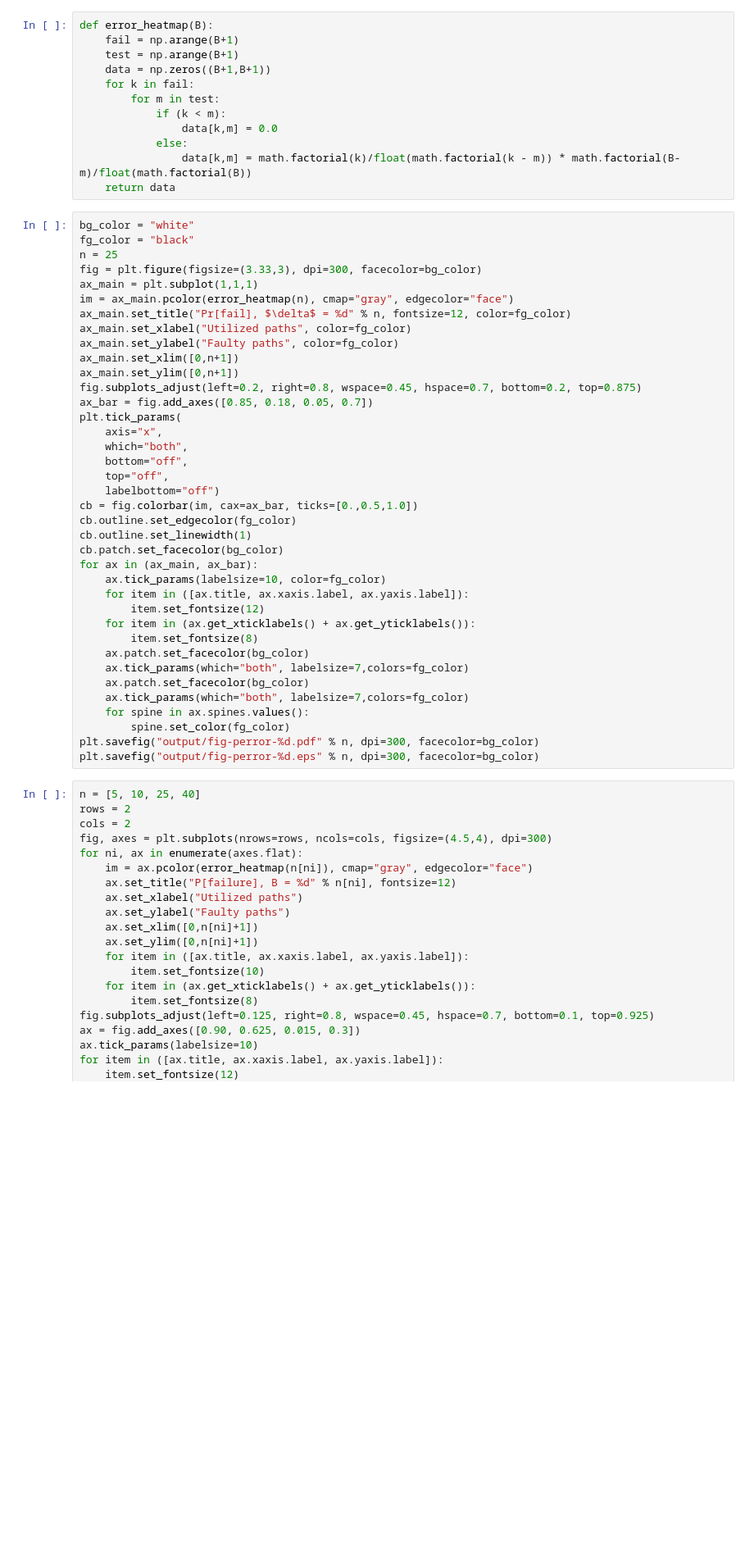
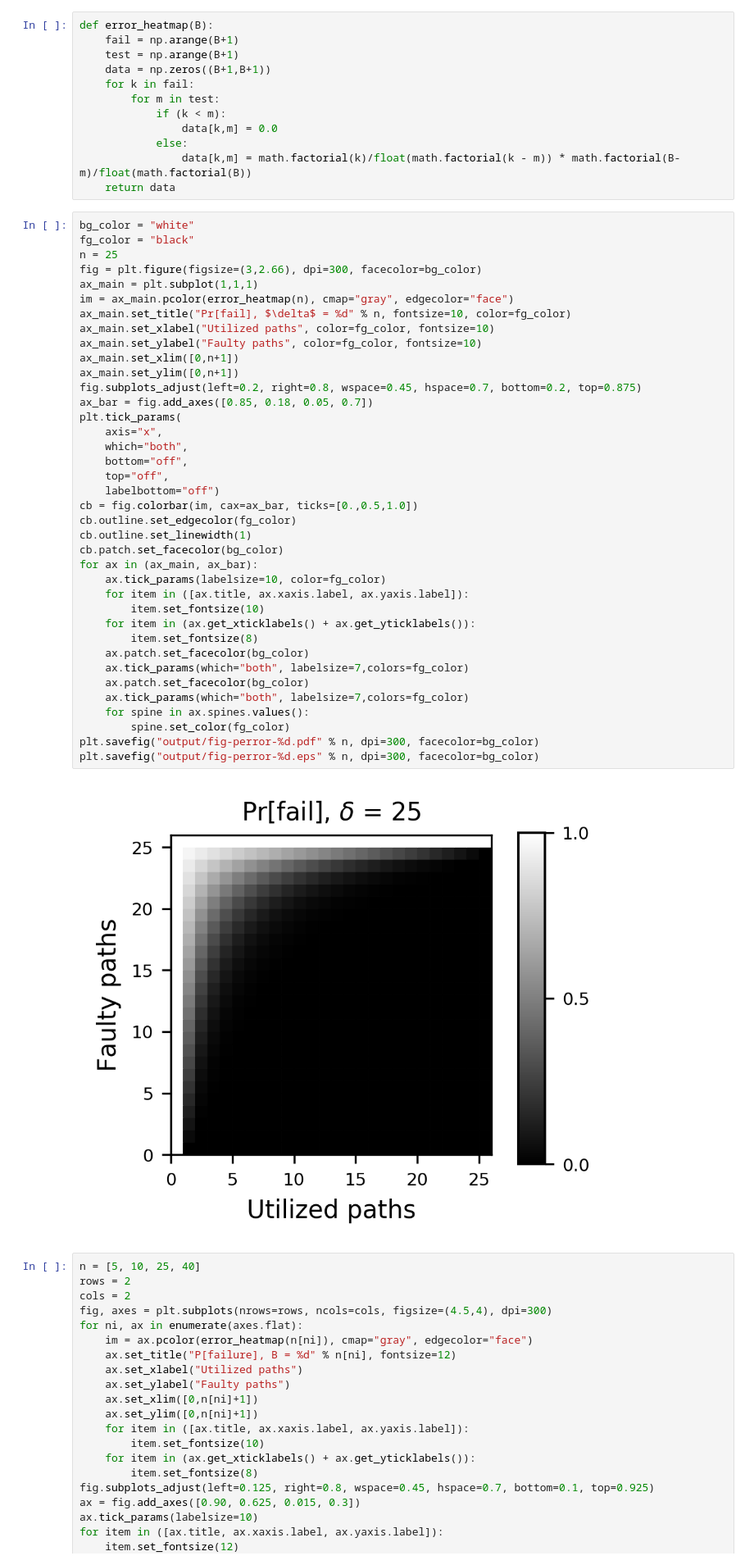
Before and after one commit to elplatt/NetFT, a Jupyter notebook: notebook/Path Fault Tolerance.ipynb, the cells around one changed output. Shown at 82% size. Drawn from its saved outputs; the diff is of its cells as text; blank space fills up the shorter version.

```diff
--- a/notebook/Path Fault Tolerance.ipynb
+++ b/notebook/Path Fault Tolerance.ipynb
@@ -19,40 +22,42 @@ def error_heatmap(B):
 bg_color = "white"
 fg_color = "black"
 n = 25
-fig = plt.figure(figsize=(3.33,3), dpi=300, facecolor=bg_color)
+fig = plt.figure(figsize=(3,2.66), dpi=300, facecolor=bg_color)
 ax_main = plt.subplot(1,1,1)
 im = ax_main.pcolor(error_heatmap(n), cmap="gray", edgecolor="face")
-ax_main.set_title("Pr[fail], $\delta$ = %d" % n, fontsize=12, color=fg_color)
-ax_main.set_xlabel("Utilized paths", color=fg_color)
-ax_main.set_ylabel("Faulty paths", color=fg_color)
+ax_main.set_title("Pr[fail], $\delta$ = %d" % n, fontsize=10, color=fg_color)
+ax_main.set_xlabel("Utilized paths", color=fg_color, fontsize=10)
+ax_main.set_ylabel("Faulty paths", color=fg_color, fontsize=10)
 ax_main.set_xlim([0,n+1])
 ax_main.set_ylim([0,n+1])
 fig.subplots_adjust(left=0.2, right=0.8, wspace=0.45, hspace=0.7, bottom=0.2, top=0.875)
 ax_bar = fig.add_axes([0.85, 0.18, 0.05, 0.7])
 plt.tick_params(
     axis="x",
     which="both",
     bottom="off",
     top="off",
     labelbottom="off")
 cb = fig.colorbar(im, cax=ax_bar, ticks=[0.,0.5,1.0])
 cb.outline.set_edgecolor(fg_color)
 cb.outline.set_linewidth(1)
 cb.patch.set_facecolor(bg_color)
 for ax in (ax_main, ax_bar):
     ax.tick_params(labelsize=10, color=fg_color)
     for item in ([ax.title, ax.xaxis.label, ax.yaxis.label]):
-        item.set_fontsize(12)
+        item.set_fontsize(10)
     for item in (ax.get_xticklabels() + ax.get_yticklabels()):
         item.set_fontsize(8)
     ax.patch.set_facecolor(bg_color)
     ax.tick_params(which="both", labelsize=7,colors=fg_color)
     ax.patch.set_facecolor(bg_color)
     ax.tick_params(which="both", labelsize=7,colors=fg_color)
     for spine in ax.spines.values():
         spine.set_color(fg_color)
 plt.savefig("output/fig-perror-%d.pdf" % n, dpi=300, facecolor=bg_color)
 plt.savefig("output/fig-perror-%d.eps" % n, dpi=300, facecolor=bg_color)
+# %% [output]
+[figure, added]
 # %%
 n = [5, 10, 25, 40]
 rows = 2
```
Also changed, not shown: parts of 2 cells of this notebook.
